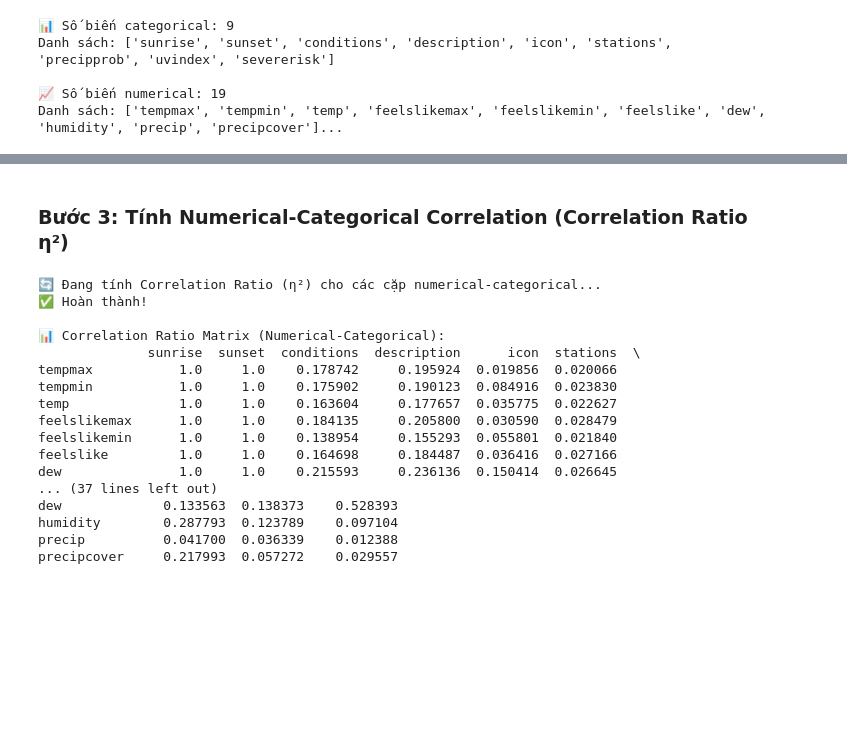
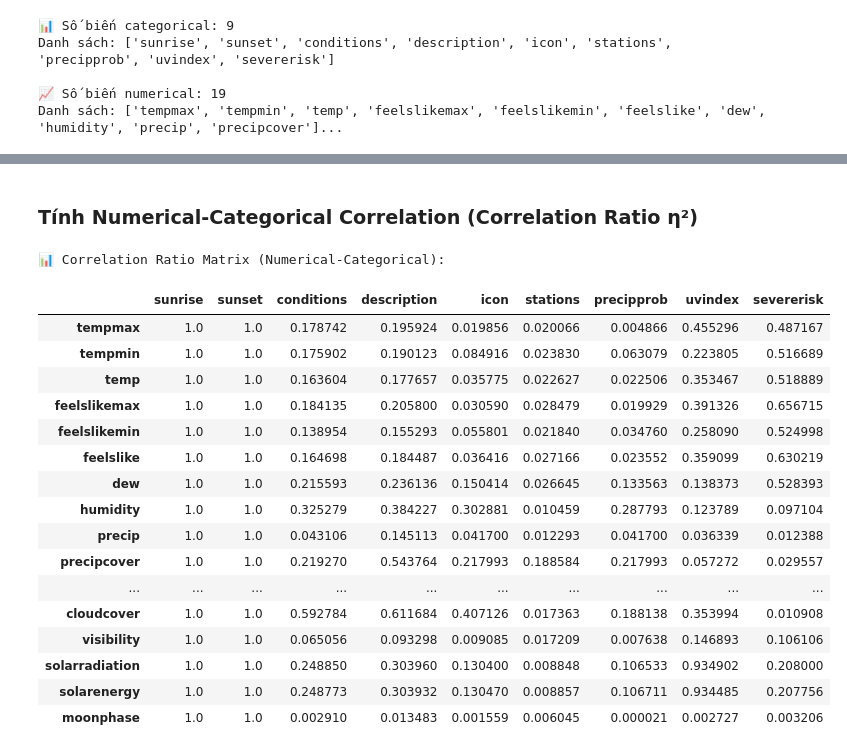
Before and after one commit to NgocHoa04/machine_learning_project, a Jupyter notebook: data_processing.ipynb, the cells around one changed output, grey strips where cells are left out. Cells and saved outputs as stored; diff of their text form; code cells hidden in the pictures; blank space fills up the shorter version.

```diff
--- a/data_processing.ipynb
+++ b/data_processing.ipynb
@@ -172,9 +147,3 @@ plt.tight_layout()
 plt.show()
 # %% [output]
 [figure]
-# %%
-hn_daily['is_severerisk_missing'] = hn_daily['severerisk'].isna().astype(int)
-
-# xem correlation between missing flag and other vars
-corrs = hn_daily[['temp', 'humidity', 'precip']].corrwith(hn_daily['is_severerisk_missing']).sort_values(ascending=False)
-print(corrs)
@@ -424,40 +477,39 @@ if len(categorical_cols) > 0:
 # %% [markdown]
-### Bước 3: Tính Numerical-Categorical Correlation (Correlation Ratio η²)
+### Tính Numerical-Categorical Correlation (Correlation Ratio η²)
 # %%
 # Tính correlation ratio (η²) giữa numerical và categorical
 num_cat_corr = pd.DataFrame(
     np.zeros((len(numerical_cols), len(categorical_cols))),
     index=numerical_cols,
     columns=categorical_cols
 )
 
-print("🔄 Đang tính Correlation Ratio (η²) cho các cặp numerical-categorical...")
 for num_col in numerical_cols:
     for cat_col in categorical_cols:
         eta = correlation_ratio(hn_daily[cat_col], hn_daily[num_col])
         num_cat_corr.loc[num_col, cat_col] = eta
 
-print("✅ Hoàn thành!\n")
 print("📊 Correlation Ratio Matrix (Numerical-Categorical):")
-print(num_cat_corr.head(10))  # In 10 hàng đầu
+num_cat_corr
 # %% [output]
-🔄 Đang tính Correlation Ratio (η²) cho các cặp numerical-categorical...
-✅ Hoàn thành!
-
 📊 Correlation Ratio Matrix (Numerical-Categorical):
-              sunrise  sunset  conditions  description      icon  stations  \
-tempmax           1.0     1.0    0.178742     0.195924  0.019856  0.020066
-tempmin           1.0     1.0    0.175902     0.190123  0.084916  0.023830
-temp              1.0     1.0    0.163604     0.177657  0.035775  0.022627
-feelslikemax      1.0     1.0    0.184135     0.205800  0.030590  0.028479
-feelslikemin      1.0     1.0    0.138954     0.155293  0.055801  0.021840
-feelslike         1.0     1.0    0.164698     0.184487  0.036416  0.027166
-dew               1.0     1.0    0.215593     0.236136  0.150414  0.026645
-... (37 lines left out)
-dew             0.133563  0.138373    0.528393
-humidity        0.287793  0.123789    0.097104
-precip          0.041700  0.036339    0.012388
-precipcover     0.217993  0.057272    0.029557
+|  | sunrise | sunset | conditions | description | icon | stations | precipprob | uvindex | severerisk |
+| tempmax | 1.0 | 1.0 | 0.178742 | 0.195924 | 0.019856 | 0.020066 | 0.004866 | 0.455296 | 0.487167 |
+| tempmin | 1.0 | 1.0 | 0.175902 | 0.190123 | 0.084916 | 0.023830 | 0.063079 | 0.223805 | 0.516689 |
+| temp | 1.0 | 1.0 | 0.163604 | 0.177657 | 0.035775 | 0.022627 | 0.022506 | 0.353467 | 0.518889 |
+| feelslikemax | 1.0 | 1.0 | 0.184135 | 0.205800 | 0.030590 | 0.028479 | 0.019929 | 0.391326 | 0.656715 |
+| feelslikemin | 1.0 | 1.0 | 0.138954 | 0.155293 | 0.055801 | 0.021840 | 0.034760 | 0.258090 | 0.524998 |
+| feelslike | 1.0 | 1.0 | 0.164698 | 0.184487 | 0.036416 | 0.027166 | 0.023552 | 0.359099 | 0.630219 |
+| dew | 1.0 | 1.0 | 0.215593 | 0.236136 | 0.150414 | 0.026645 | 0.133563 | 0.138373 | 0.528393 |
+| humidity | 1.0 | 1.0 | 0.325279 | 0.384227 | 0.302881 | 0.010459 | 0.287793 | 0.123789 | 0.097104 |
+| precip | 1.0 | 1.0 | 0.043106 | 0.145113 | 0.041700 | 0.012293 | 0.041700 | 0.036339 | 0.012388 |
+| precipcover | 1.0 | 1.0 | 0.219270 | 0.543764 | 0.217993 | 0.188584 | 0.217993 | 0.057272 | 0.029557 |
+| ... | ... | ... | ... | ... | ... | ... | ... | ... | ... |
+| cloudcover | 1.0 | 1.0 | 0.592784 | 0.611684 | 0.407126 | 0.017363 | 0.188138 | 0.353994 | 0.010908 |
+| visibility | 1.0 | 1.0 | 0.065056 | 0.093298 | 0.009085 | 0.017209 | 0.007638 | 0.146893 | 0.106106 |
+| solarradiation | 1.0 | 1.0 | 0.248850 | 0.303960 | 0.130400 | 0.008848 | 0.106533 | 0.934902 | 0.208000 |
+| solarenergy | 1.0 | 1.0 | 0.248773 | 0.303932 | 0.130470 | 0.008857 | 0.106711 | 0.934485 | 0.207756 |
+| moonphase | 1.0 | 1.0 | 0.002910 | 0.013483 | 0.001559 | 0.006045 | 0.000021 | 0.002727 | 0.003206 |
 # %%
 # Visualize Numerical-Categorical correlation
 if len(numerical_cols) > 0 and len(categorical_cols) > 0:
```
Also changed, not shown: parts of 26 cells of this notebook, 1 other file.
